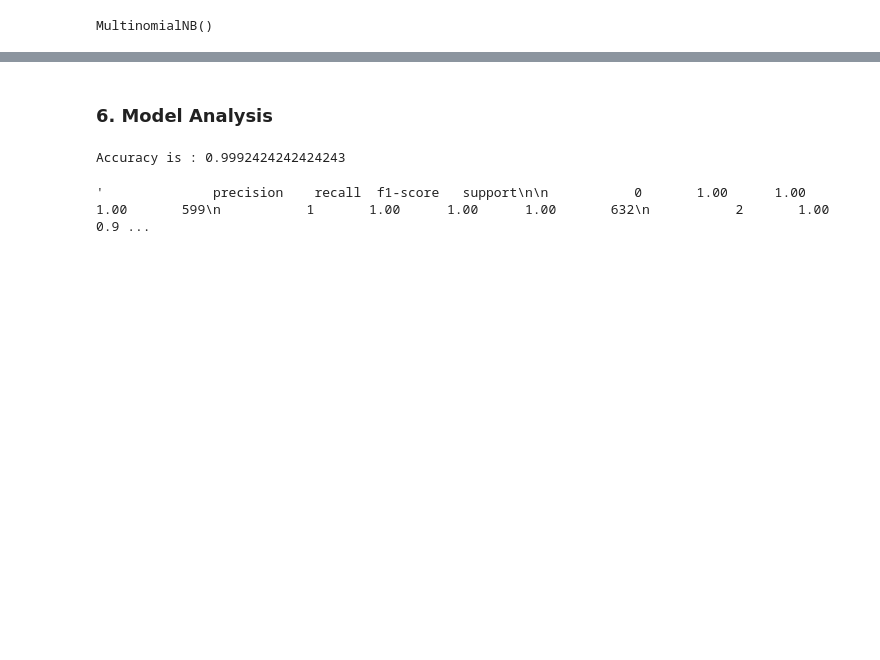
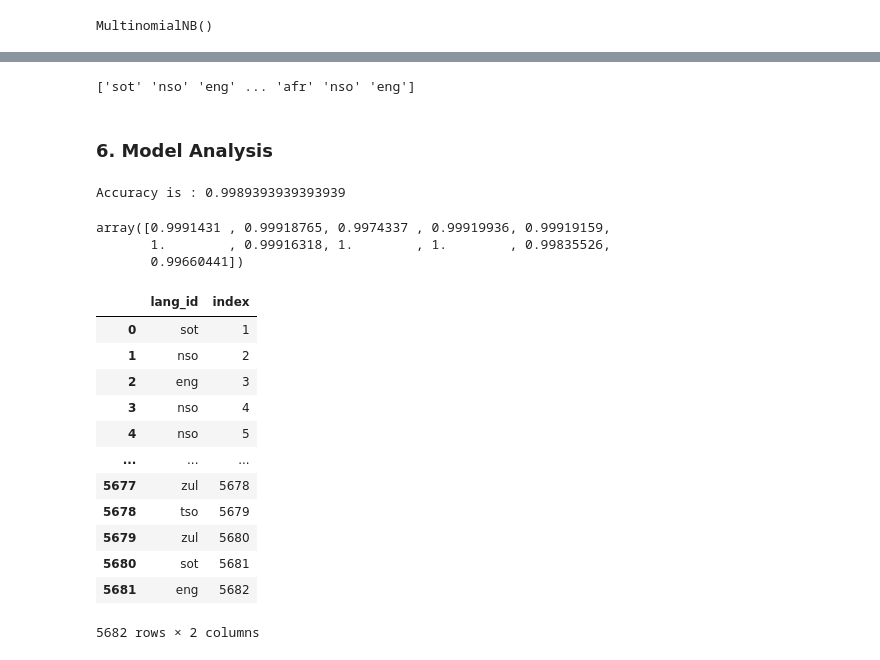
Before and after one commit to lnjoctrey/South-African-Language-Identification, a Jupyter notebook: South_African_Languages_Identification.ipynb, the cells around one changed output, grey strips where cells are left out. Drawn from its saved outputs; the diff is of its cells as text; code cells hidden in the pictures; blank space fills up the shorter version.

```diff
--- a/South_African_Languages_Identification.ipynb
+++ b/South_African_Languages_Identification.ipynb
@@ -247,11 +252,13 @@ array([3, 4, 2, ..., 1, 6, 5])
+# %%
+from sklearn.model_selection import train_test_split
+x_train, x_test, y_train, y_test = train_test_split(X, ylabels, test_size = 0.20, random_state=42)
 # %% [markdown]
 ### 5. Modelling
 # %% [markdown]
 Lest us build our model. We are usin naives_bayes MultinomialNB
 # %%
-# Instantiate regression tree model
-from sklearn.naive_bayes import MultinomialNB
-model = MultinomialNB()
-model.fit(x_train, y_train)
+## Build model
+nv = MultinomialNB()
+nv.fit(x_train, y_train)
 # %% [output]
 MultinomialNB()
@@ -263,14 +265,50 @@ array([10,  0,  7, ...,  5,  5,  3])
+# %%
+pred = nv.predict(x_test)
+# %%
+print(pred)
+# %% [output]
+['sot' 'nso' 'eng' ... 'afr' 'nso' 'eng']
 # %% [markdown]
 ### 6. Model Analysis
 # %%
 from sklearn.metrics import accuracy_score, confusion_matrix, classification_report
-ac = accuracy_score(y_test, y_pred)
-cm = confusion_matrix(y_test, y_pred)
-cr = classification_report(y_test, y_pred)
+ac = accuracy_score(y_test, pred)
+cm = confusion_matrix(y_test, pred)
+cr = classification_report(y_test, pred)
 
 print("Accuracy is :",ac)
-
-cr
 # %% [output]
-Accuracy is : 0.9992424242424243
+Accuracy is : 0.9989393939393939
-'              precision    recall  f1-score   support\n\n           0       1.00      1.00      1.00       599\n           1       1.00      1.00      1.00       632\n           2       1.00      0.9 ...
+# %%
+#F1 Score
+f1_score(y_test, pred, average = None)
+# %% [output]
+array([0.9991431 , 0.99918765, 0.9974337 , 0.99919936, 0.99919159,
+       1.        , 0.99916318, 1.        , 1.        , 0.99835526,
+       0.99660441])
+# %%
+#writing  CSV for kaggle
+submission = pd.DataFrame(pred, columns = ['lang_id'])
+submission['index'] = [i for i in range(1, len(submission.values)+1)]
+
+while len(submission)!= 5682:
+    submission = submission.drop(submission.index[-1])
+# you could use any filename. We choose submission here
+submission.to_csv('submissions.csv', index=False)
+# %%
+#Prediction
+submission
+# %% [output]
+|  | lang_id | index |
+| 0 | sot | 1 |
+| 1 | nso | 2 |
+| 2 | eng | 3 |
+| 3 | nso | 4 |
+| 4 | nso | 5 |
+| ... | ... | ... |
+| 5677 | zul | 5678 |
+| 5678 | tso | 5679 |
+| 5679 | zul | 5680 |
+| 5680 | sot | 5681 |
+| 5681 | eng | 5682 |
+5682 rows × 2 columns
```
Also changed, not shown: parts of 14 cells of this notebook, 1 other file.
